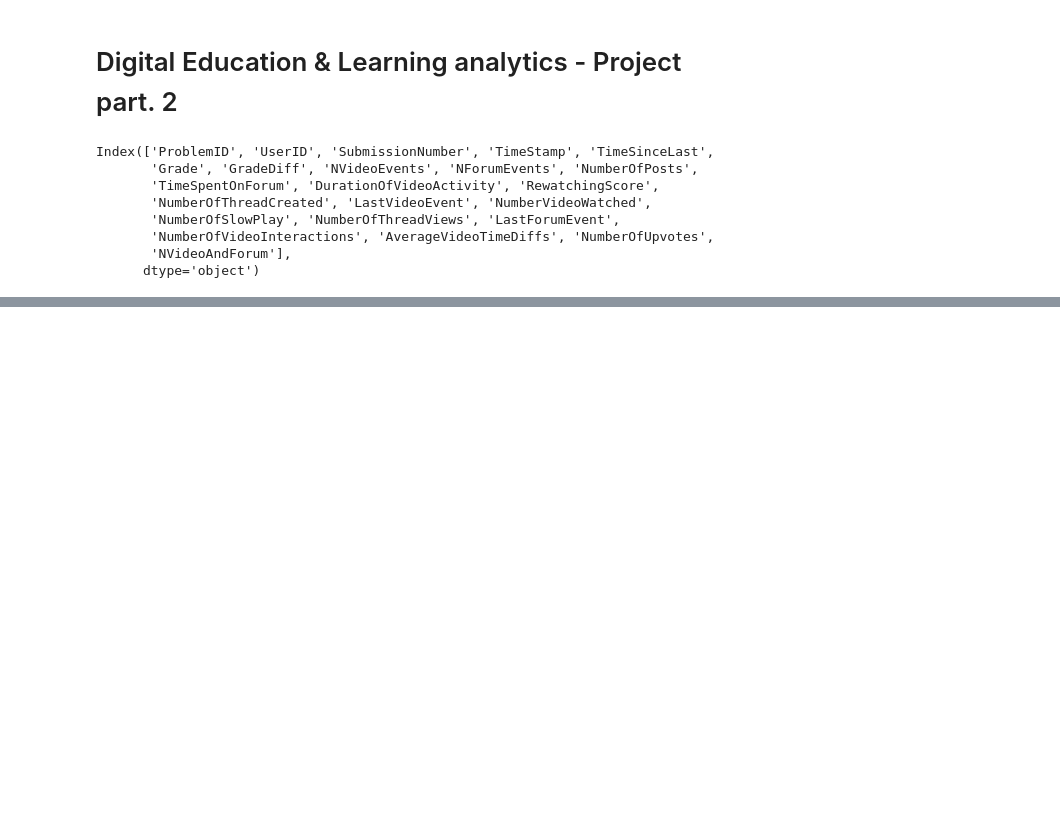
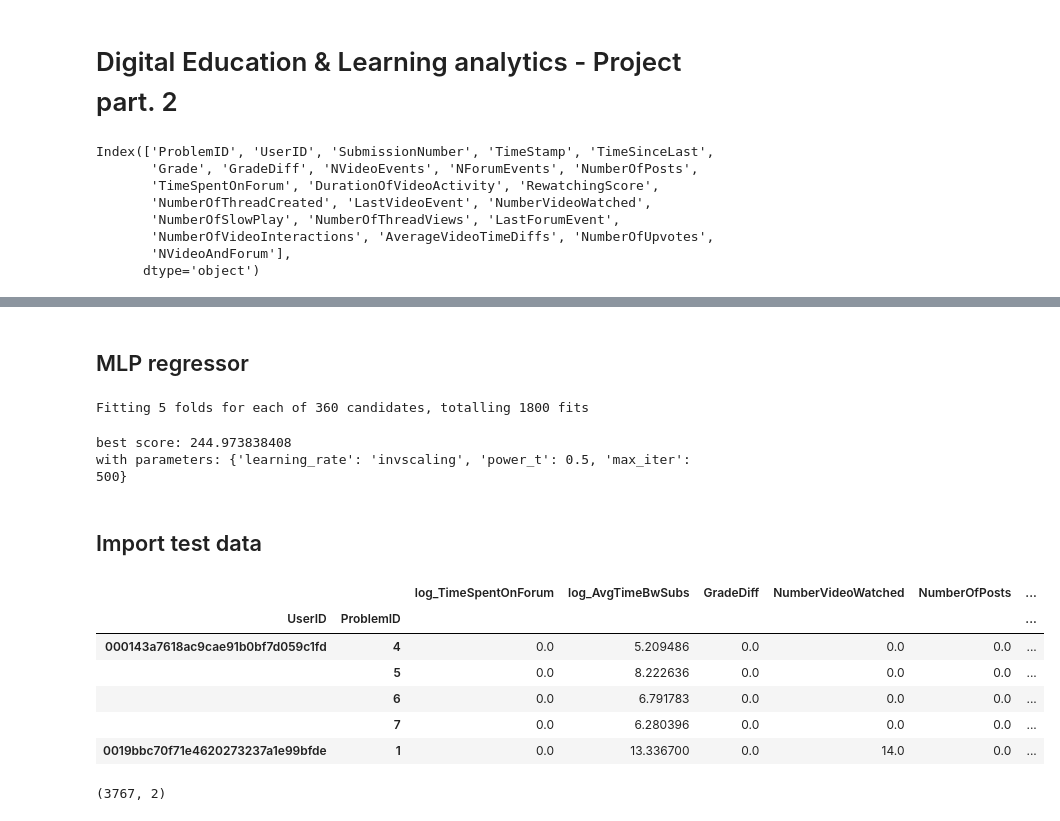
Before and after one commit to ThomasGrivaz/Learning-Analytics-Project, a Jupyter notebook: regression_task.ipynb, the cells around one changed output, grey strips where cells are left out. Drawn from its saved outputs; the diff is of its cells as text; code cells hidden in the pictures; blank space fills up the shorter version.

```diff
--- a/regression_task.ipynb
+++ b/regression_task.ipynb
@@ -112,0 +166,41 @@ array([-1270.95980092, -1410.0532485 , -1256.8083732 , -1280.21961331,
+# %% [markdown]
+## MLP regressor
+# %%
+mlp = MLPRegressor()
+param_grid_mlp = {
+    'learning_rate': ['constant', 'invscaling', 'adaptive'],
+    'max_iter': [1000],
+    'power_t': [0.5],
+    'activation': ['logistic', 'tanh', 'relu'],
+    'alpha': [0, 0.0001, 0.001, 0.01, 0.1],
+    'batch_size': ['auto', 100, 200, 500],
+    'early_stopping': [True, False]
+}
+CV_mlp = GridSearchCV(mlp, param_grid=param_grid_mlp, cv=5, verbose=1, scoring=rmse)
+X_scaled = preprocessing.minmax_scale(X)
+CV_mlp.fit(X_scaled,y)
+# %% [output]
+Fitting 5 folds for each of 360 candidates, totalling 1800 fits
+# %%
+print('best score:', CV_mlp.best_score_, '\nwith parameters:', CV_mlp.best_params_)
+# %% [output]
+best score: 244.973838408
+with parameters: {'learning_rate': 'invscaling', 'power_t': 0.5, 'max_iter': 500}
+# %% [markdown]
+## Import test data
+# %%
+test_df = pd.read_csv('OutputTable_test.csv')
+test_df.fillna(0, inplace=True)
+test_df.query('SubmissionNumber > 0', inplace=True)
+test_df['NVideoAndForum'] = test_df['NVideoEvents'].add(test_df['NForumEvents'])
+# %%
+test_data = aggregate_df(test_df)
+test_data.head()
+# %% [output]
+|  |  | log_TimeSpentOnForum | log_AvgTimeBwSubs | GradeDiff | NumberVideoWatched | NumberOfPosts | ... |
+| UserID | ProblemID |  |  |  |  |  | ... |
+| 000143a7618ac9cae91b0bf7d059c1fd | 4 | 0.0 | 5.209486 | 0.0 | 0.0 | 0.0 | ... |
+|  | 5 | 0.0 | 8.222636 | 0.0 | 0.0 | 0.0 | ... |
+|  | 6 | 0.0 | 6.791783 | 0.0 | 0.0 | 0.0 | ... |
+|  | 7 | 0.0 | 6.280396 | 0.0 | 0.0 | 0.0 | ... |
+| 0019bbc70f71e4620273237a1e99bfde | 1 | 0.0 | 13.336700 | 0.0 | 14.0 | 0.0 | ... |
@@ -112,0 +220,4 @@ array([-1270.95980092, -1410.0532485 , -1256.8083732 , -1280.21961331,
+# %%
+kaggle_submission.shape
+# %% [output]
+(3767, 2)
```
Also changed, not shown: parts of 15 cells of this notebook, 1 other file.
